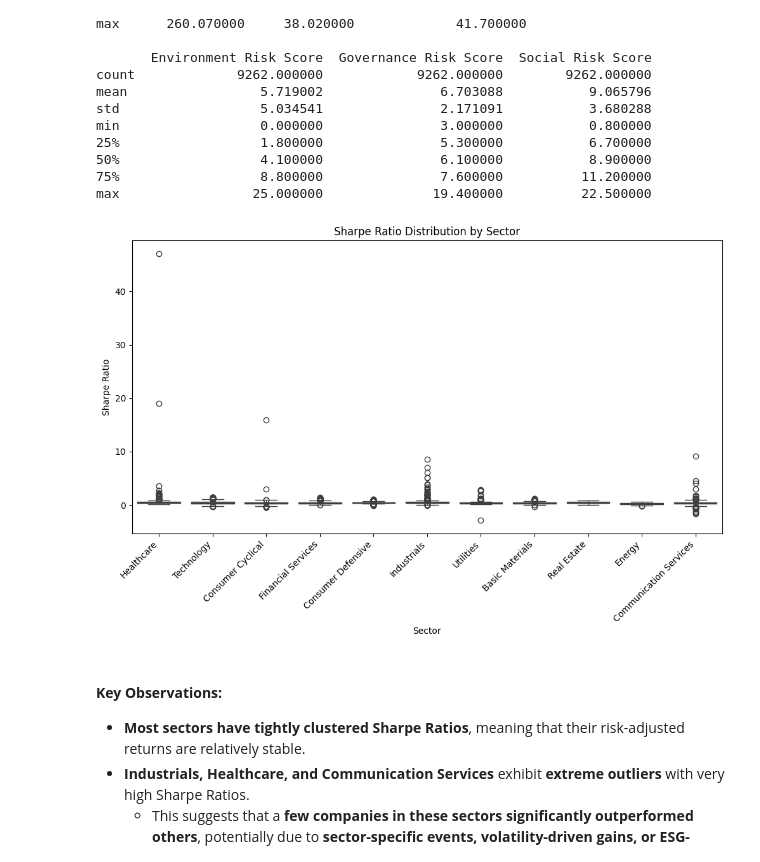
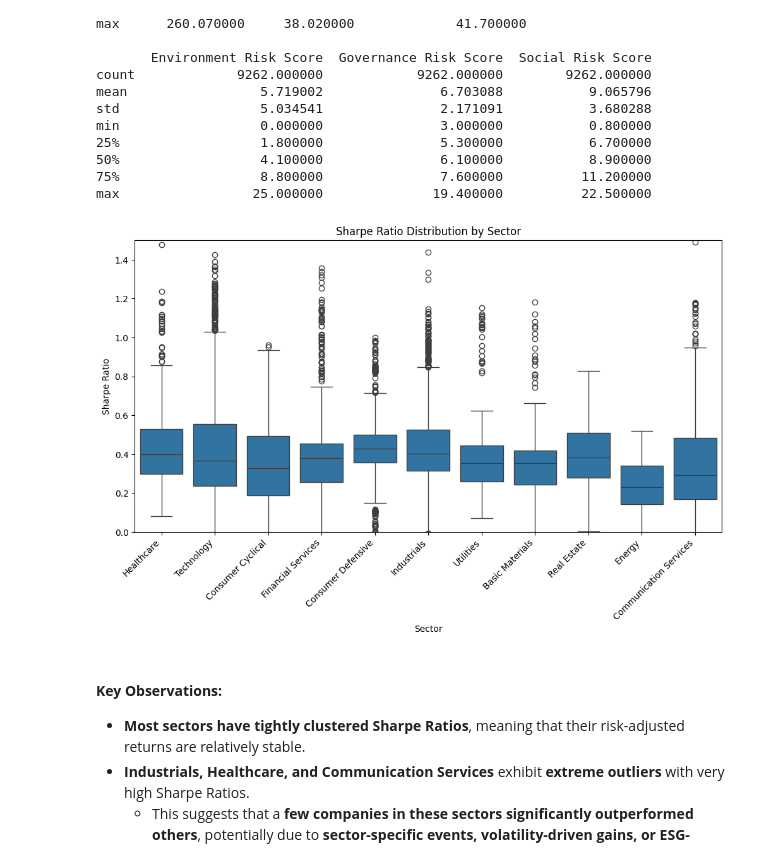
Before and after one commit to navanni/WI25_Portfolio, a Jupyter notebook: EDACheckpoint_Group145_WI25.ipynb, the cells around one changed output. Saved outputs shown, nothing was run; the diff lists cells and outputs as text; code cells hidden in the pictures.

```diff
--- a/EDACheckpoint_Group145_WI25.ipynb
+++ b/EDACheckpoint_Group145_WI25.ipynb
@@ -738,11 +769,12 @@ max                 25.000000              19.400000          22.500000
 # %%
 plt.figure(figsize=(12, 6))
 sns.boxplot(data=final_timeseries, x="Sector", y="Sharpe Ratio")
+plt.ylim(0, 1.5)
 plt.xticks(rotation=45, ha="right")
 plt.title("Sharpe Ratio Distribution by Sector")
 plt.show()
 # %% [output]
-[figure, old version]
+[figure, new version]
 # %% [markdown]
 #### **Key Observations:**
 - **Most sectors have tightly clustered Sharpe Ratios**, meaning that their risk-adjusted returns are relatively stable.
```
Also changed, not shown: parts of 9 cells of this notebook.
